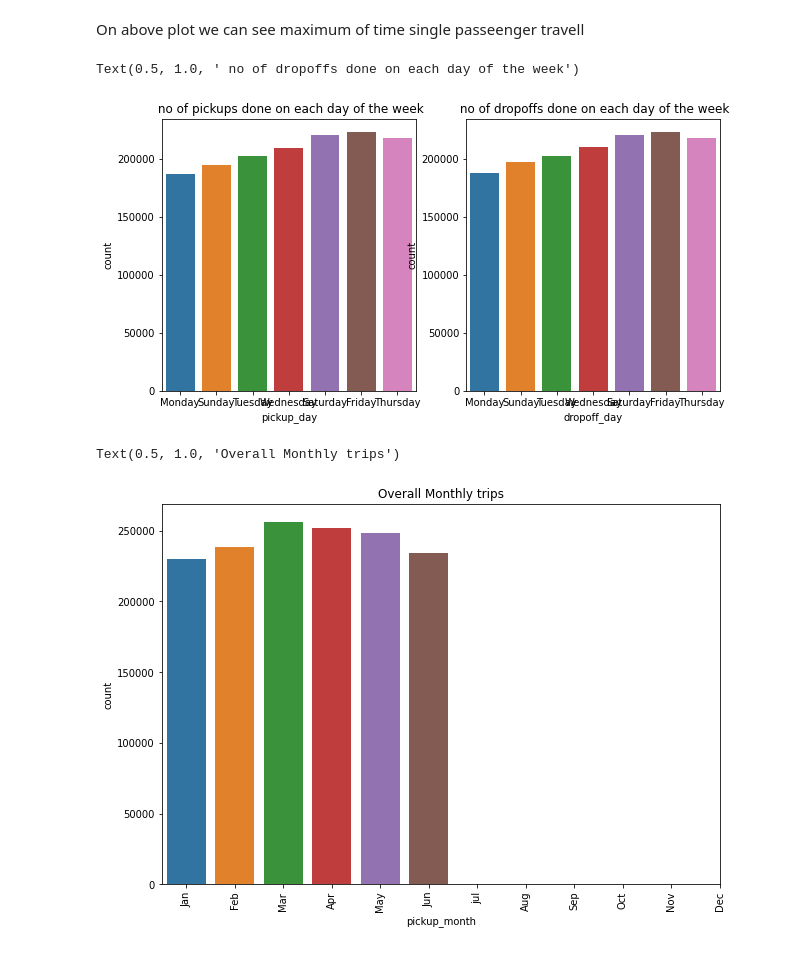
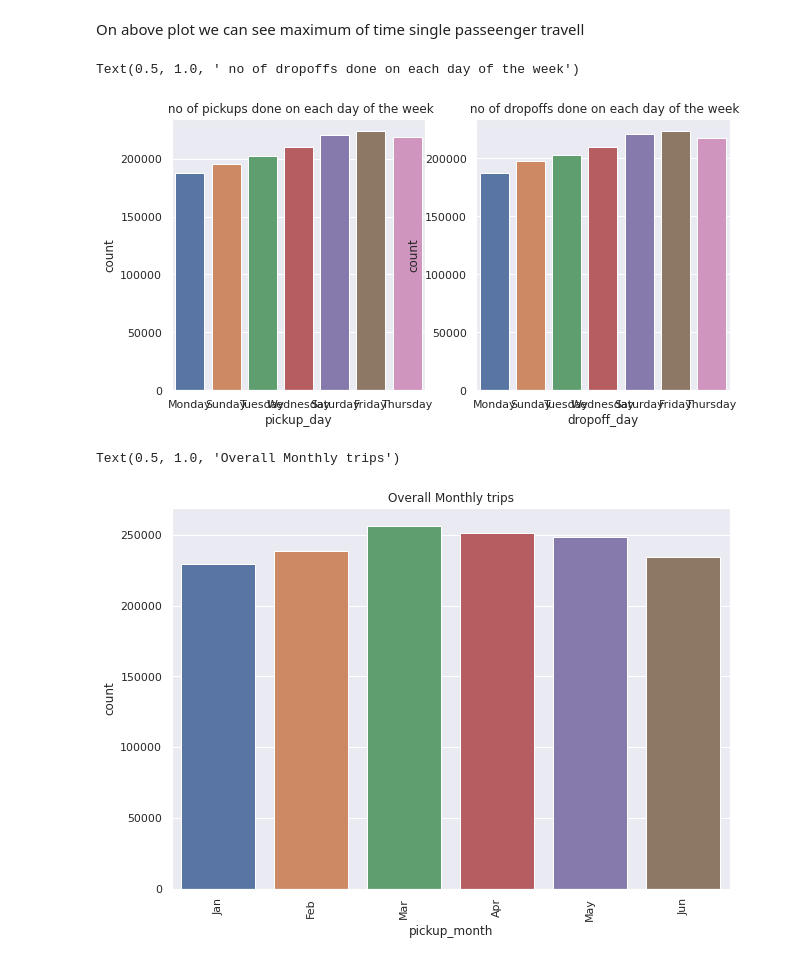
Before and after one commit to sanjaymkr/NYC-Taxi-Trip-Time-Prediction, a Jupyter notebook: Alma_Better_NYC_Taxi_Trip_Time_Prediction_Capstone_Project.ipynb, the cells around one changed output. Drawn from its saved outputs; the diff is of its cells as text; code cells hidden in the pictures.

```diff
--- a/Alma_Better_NYC_Taxi_Trip_Time_Prediction_Capstone_Project.ipynb
+++ b/Alma_Better_NYC_Taxi_Trip_Time_Prediction_Capstone_Project.ipynb
@@ -31,6 +31,7 @@ import numpy as np
 import pandas as pd
 import matplotlib.pyplot as plt
 import seaborn as sns
+sns.set()
 # %%
 from google.colab import drive
 drive.mount('/content/drive')
@@ -160,6 +161,11 @@ dtype: object
 df["pickup_day"] = df["pickup_datetime"].dt.day_name()
 df["dropoff_day"] = df["dropoff_datetime"].dt.day_name()
 df['pickup_weekday'] = df['pickup_datetime'].dt.weekday
+df['dropoff_weekday'] = df['dropoff_datetime'].dt.weekday
+df['pickup_date'] = df['pickup_datetime'].dt.date
+df['dropoff_date'] = df['dropoff_datetime'].dt.date
+df['pickup_hour']=df['pickup_datetime'].dt.hour
+df['pickup_timeofday']=df['pickup_hour'].apply(time_of_day)
 # %%
 df['pickup_month'] = df['pickup_datetime'].dt.month
 df['dropoff_month'] = df['dropoff_datetime'].dt.month
@@ -200,12 +240,13 @@ sns.countplot(x = 'dropoff_day', data = df, ax = ax[1])
 ax[1].set_title(' no of dropoffs done on each day of the week')
 # %% [output]
 Text(0.5, 1.0, ' no of dropoffs done on each day of the week')
-[figure, old version]
+[figure, new version]
 # %%
+sns.set()
 plt.figure(figsize=(10,7))
 sns.countplot(df['pickup_month'])
-plt.xticks([0,1,2,3,4,5,6,7,8,9,10,11], labels=['Jan','Feb','Mar','Apr','May','Jun','jul','Aug','Sep','Oct','Nov','Dec'], rotation=90)
+plt.xticks([0,1,2,3,4,5], labels=['Jan','Feb','Mar','Apr','May','Jun','jul'], rotation=90)
 plt.title('Overall Monthly trips')
 # %% [output]
 Text(0.5, 1.0, 'Overall Monthly trips')
-[figure, old version]
+[figure, new version]
```
Also changed, not shown: parts of 15 cells of this notebook.
